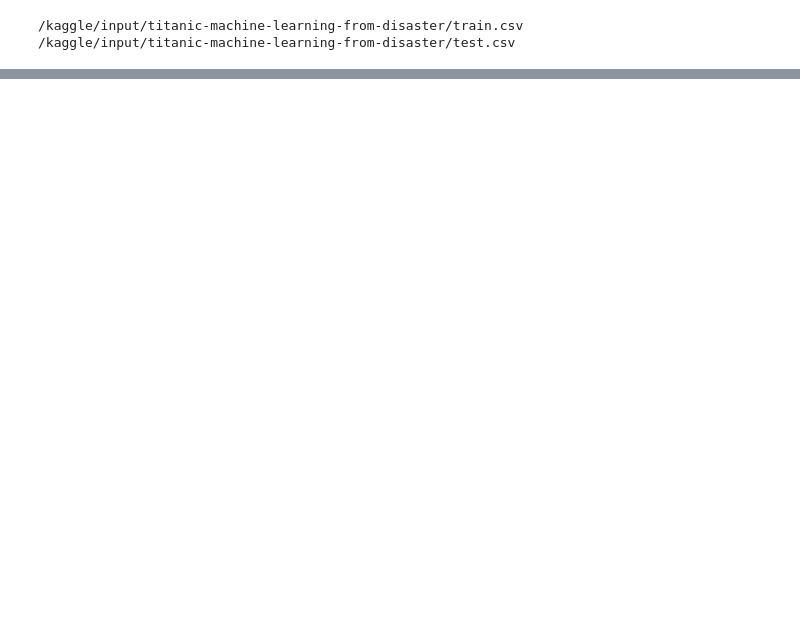
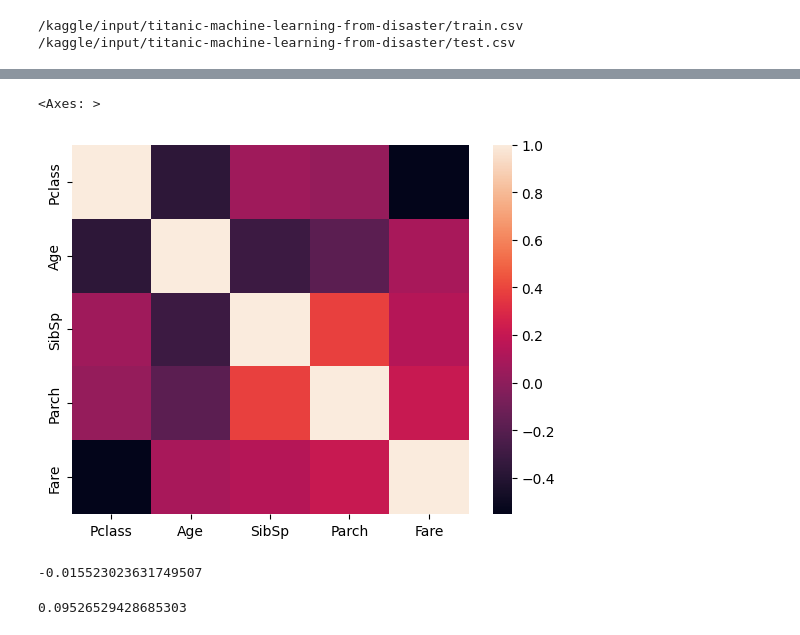
Before and after one commit to Tarif205/Machine-Learning-Titanic-disaster-Prediction, a Jupyter notebook: titanic-disaster.ipynb, the cells around one changed output, grey strips where cells are left out. Drawn from its saved outputs; the diff is of its cells as text; code cells hidden in the pictures; blank space fills up the shorter version.

```diff
--- a/titanic-disaster.ipynb
+++ b/titanic-disaster.ipynb
@@ -32,0 +76,14 @@ X_train.head()
+# %%
+correlation = X_train.select_dtypes("number").drop(columns="Survived").corr()
+sns.heatmap(correlation)
+# %% [output]
+<Axes: >
+[figure, added]
+# %%
+X_train["Survived"].corr(X_train["SibSp"])
+# %% [output]
+-0.015523023631749507
+# %%
+X_train["Survived"].corr(X_train["Parch"])
+# %% [output]
+0.09526529428685303
```
Also changed, not shown: parts of 11 cells of this notebook.
